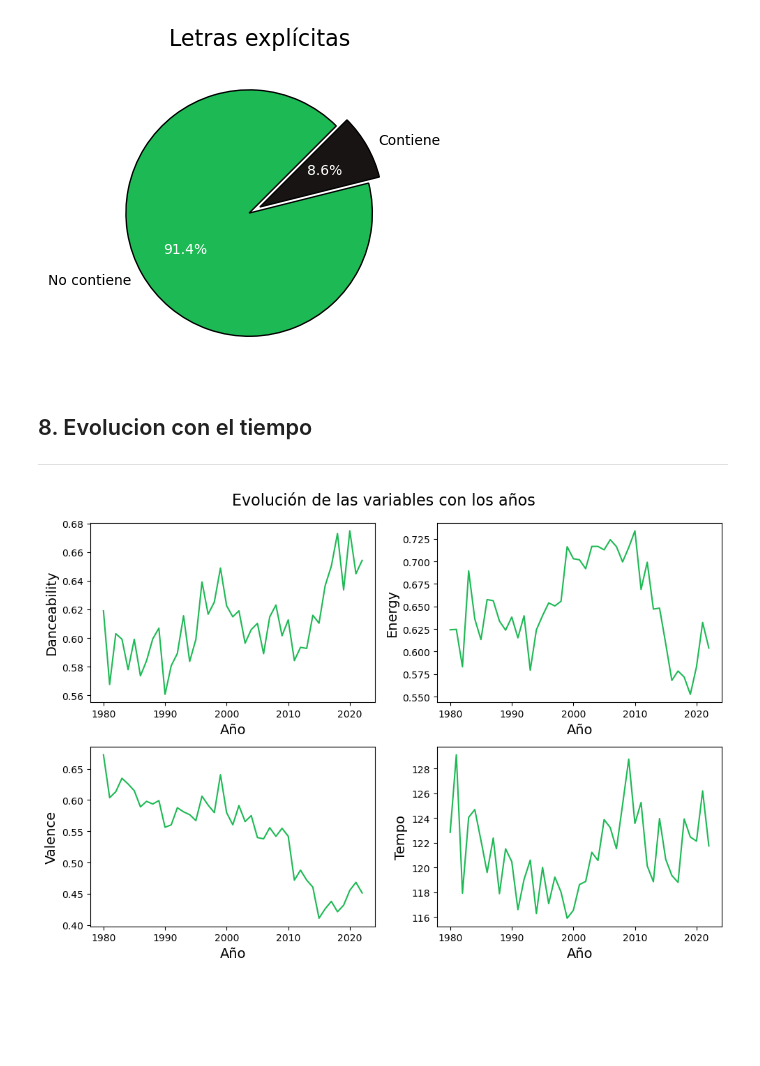
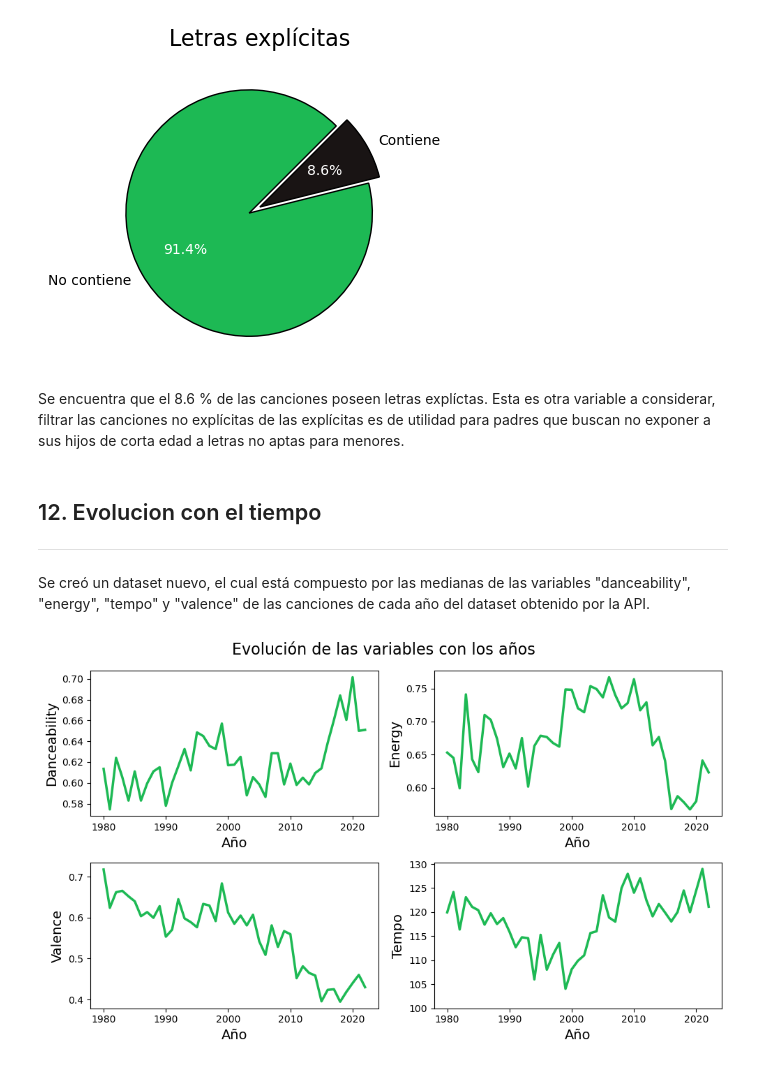
Before and after one commit to MauriJ/Data-Science, a Jupyter notebook: Desafíos/Desafío N°11/SegundaEntrega_Moran.ipynb, the cells around one changed output. Saved outputs shown, nothing was run; the diff lists cells and outputs as text; code cells hidden in the pictures; blank space fills up the shorter version.

```diff
--- a/Desafíos/Desafío N°11/SegundaEntrega_Moran.ipynb
+++ b/Desafíos/Desafío N°11/SegundaEntrega_Moran.ipynb
@@ -186,6 +186,14 @@ def wrangling(data):
     data['loudness_db'] = - data['loudness']
     data.drop('loudness', axis = 1, inplace = True)
 
+    # Clasificamos según speechiness
+    group_names = ['Music', 'Mixed', 'Spoken']
+    data['speechiness'] = pd.cut(data['speechiness'], [0, 0.33, 0.66, 1], labels = group_names, include_lowest = True)
+
+    # Clasificamos según danceablility
+    group_names = ['No bailable', 'Bailable']
+    data['danceable'] = pd.cut(data['danceability'], [0, 0.75, 1], labels = group_names, include_lowest = True)
+
     return data
 # %%
 df = wrangling(df)
@@ -321,38 +368,43 @@ plt.title('Letras explícitas', fontsize = 16)
 plt.show()
 # %% [output]
 [figure]
+# %% [markdown]
+Se encuentra que el 8.6 % de las canciones poseen letras explíctas. Esta es otra variable a considerar, filtrar las canciones no explícitas de las explícitas es de utilidad para padres que buscan no exponer a sus hijos de corta edad a letras no aptas para menores.
 # %% [markdown]
-## 8. Evolucion con el tiempo <a class="anchor" id="tiempo"></a>
+## 12. Evolucion con el tiempo <a class="anchor" id="tiempo"></a>
 ---
 # %%
-year, popularity, danceability, energy, tempo, valence = [], [], [], [], [], []
+year, danceability, energy, tempo, valence = [], [], [], [], []
 
 for i in range(1980, 2023):
     year.append(i)
-    popularity.append(np.mean(df_api.loc[df_api['year'] == i]['popularity']))
-    danceability.append(np.mean(df_api.loc[df_api['year'] == i]['danceability']))
-    energy.append(np.mean(df_api.loc[df_api['year'] == i]['energy']))
-    tempo.append(np.mean(df_api.loc[df_api['year'] == i]['tempo']))
-    valence.append(np.mean(df_api.loc[df_api['year'] == i]['valence']))
+    danceability.append(np.median(df_api.loc[df_api['year'] == i]['danceability']))
+    energy.append(np.median(df_api.loc[df_api['year'] == i]['energy']))
+    tempo.append(np.median(df_api.loc[df_api['year'] == i]['tempo']))
+    valence.append(np.median(df_api.loc[df_api['year'] == i]['valence']))
 
-df_api_avg = pd.DataFrame({'year':year, 'popularity':popularity, 'danceability':danceability, 'energy':energy, 'tempo':tempo, 'valence':valence})
+df_api_avg = pd.DataFrame({'year':year, 'danceability':danceability, 'energy':energy, 'tempo':tempo, 'valence':valence})
+# %% [markdown]
+Se creó un dataset nuevo, el cual está compuesto por las medianas de las variables "danceability", "energy", "tempo" y "valence" de las canciones de cada año del dataset obtenido por la API.
 # %%
-fig, axs = plt.subplots(2, 2, figsize = (10, 7))
+fig, axs = plt.subplots(2, 2, figsize = (10, 6))
 
-axs[0,0].plot(df_api_avg['year'], df_api_avg['danceability'], c = '#1DB954')
-axs[0,1].plot(df_api_avg['year'], df_api_avg['energy'], c = '#1DB954')
-axs[1,0].plot(df_api_avg['year'], df_api_avg['valence'], c = '#1DB954')
-axs[1,1].plot(df_api_avg['year'], df_api_avg['tempo'], c = '#1DB954')
+axs[0,0].plot(df_api_avg['year'], df_api_avg['danceability'], c = '#1DB954', lw = 2.5)
+axs[0,1].plot(df_api_avg['year'], df_api_avg['energy'], c = '#1DB954', lw = 2.5)
+axs[1,0].plot(df_api_avg['year'], df_api_avg['valence'], c = '#1DB954', lw = 2.5)
+axs[1,1].plot(df_api_avg['year'], df_api_avg['tempo'], c = '#1DB954', lw = 2.5)
 
 variable = ['Danceability', 'Energy', 'Valence', 'Tempo']
 
 for i, ax in enumerate(axs.flat):
     ax.set_xlabel('Año', fontsize = 14)
     ax.set_ylabel(f'{variable[i]}', fontsize = 14)
 
+axs[1,1].set_yticks(np.arange(100, 131, 5))
+
 fig.suptitle('Evolución de las variables con los años', fontsize = 16)
 
 plt.tight_layout()
 plt.show()
 # %% [output]
-[figure, old version]
+[figure, new version]
```
Also changed, not shown: parts of 36 cells of this notebook.
